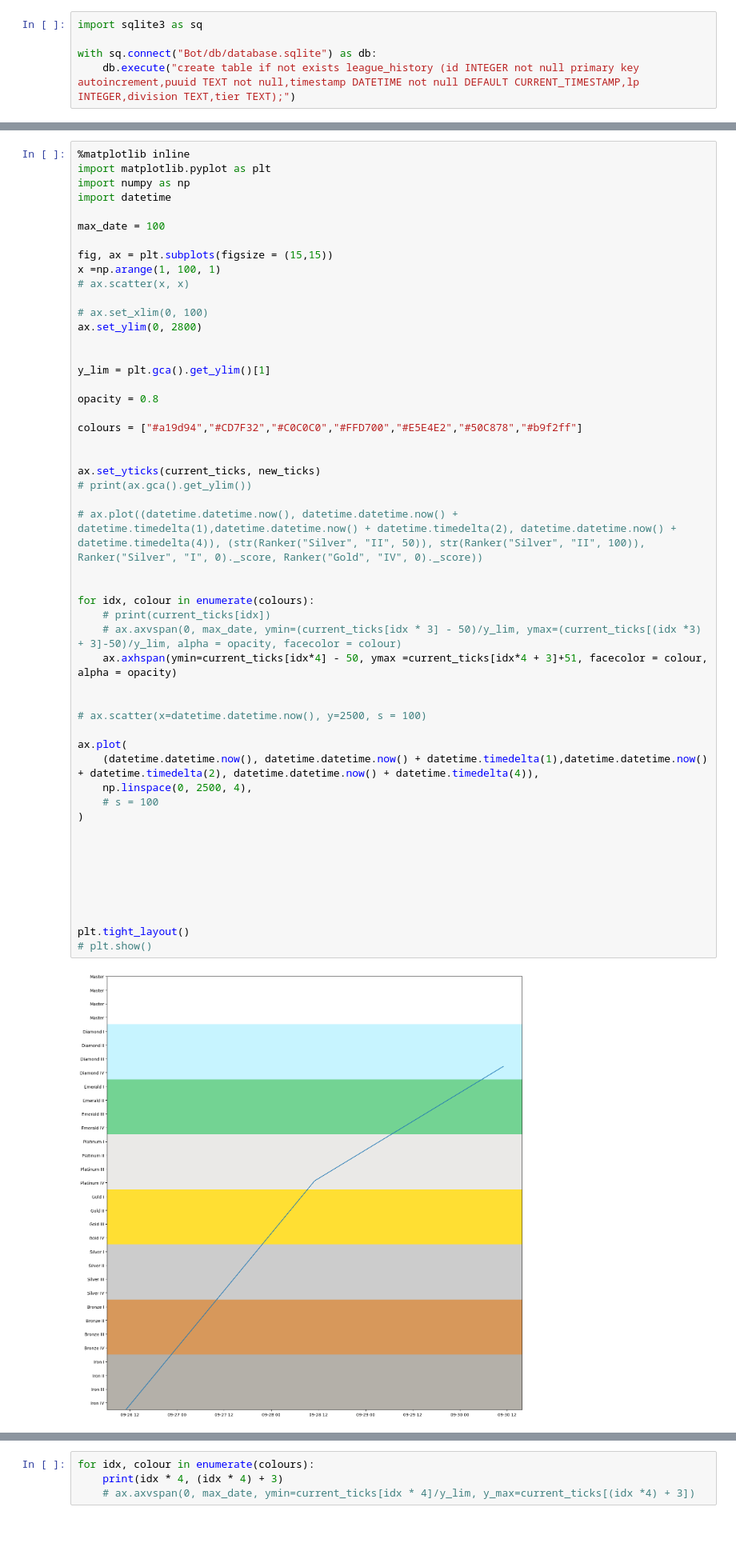
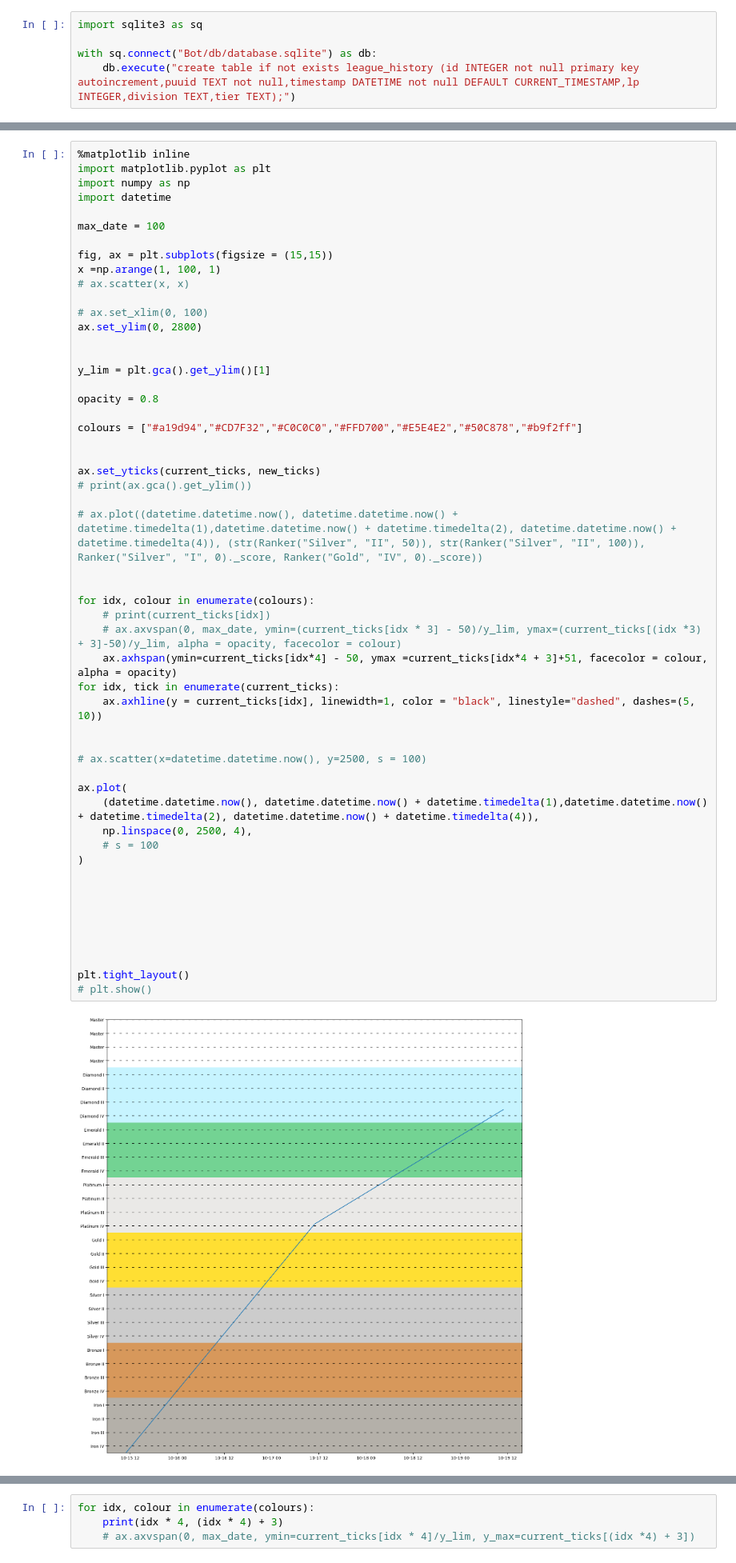
Before and after one commit to williamlogan77/ChomageBot, a Jupyter notebook: random_testing.ipynb, the cells around one changed output, grey strips where cells are left out. Shown at 80% size. Saved outputs shown, nothing was run; the diff lists cells and outputs as text; blank space fills up the shorter version.

```diff
--- a/random_testing.ipynb
+++ b/random_testing.ipynb
@@ -123,34 +112,36 @@ colours = ["#a19d94","#CD7F32","#C0C0C0","#FFD700","#E5E4E2","#50C878","#b9f2ff"
 
 ax.set_yticks(current_ticks, new_ticks)
 # print(ax.gca().get_ylim())
 
 # ax.plot((datetime.datetime.now(), datetime.datetime.now() + datetime.timedelta(1),datetime.datetime.now() + datetime.timedelta(2), datetime.datetime.now() + datetime.timedelta(4)), (str(Ranker("Silver", "II", 50)), str(Ranker("Silver", "II", 100)), Ranker("Silver", "I", 0)._score, Ranker("Gold", "IV", 0)._score))
 
 
 for idx, colour in enumerate(colours):
     # print(current_ticks[idx])
     # ax.axvspan(0, max_date, ymin=(current_ticks[idx * 3] - 50)/y_lim, ymax=(current_ticks[(idx *3) + 3]-50)/y_lim, alpha = opacity, facecolor = colour)
     ax.axhspan(ymin=current_ticks[idx*4] - 50, ymax =current_ticks[idx*4 + 3]+51, facecolor = colour, alpha = opacity)
+for idx, tick in enumerate(current_ticks):
+    ax.axhline(y = current_ticks[idx], linewidth=1, color = "black", linestyle="dashed", dashes=(5, 10))
 
 
 # ax.scatter(x=datetime.datetime.now(), y=2500, s = 100)
 
 ax.plot(
     (datetime.datetime.now(), datetime.datetime.now() + datetime.timedelta(1),datetime.datetime.now() + datetime.timedelta(2), datetime.datetime.now() + datetime.timedelta(4)),
     np.linspace(0, 2500, 4),
     # s = 100
 )
 
 
 
 
 
 
 
 plt.tight_layout()
 # plt.show()
 # %% [output]
-[figure, old version]
+[figure, new version]
 # %%
 import datetime
 
```
Also changed, not shown: parts of 7 cells of this notebook, 8 other files.
